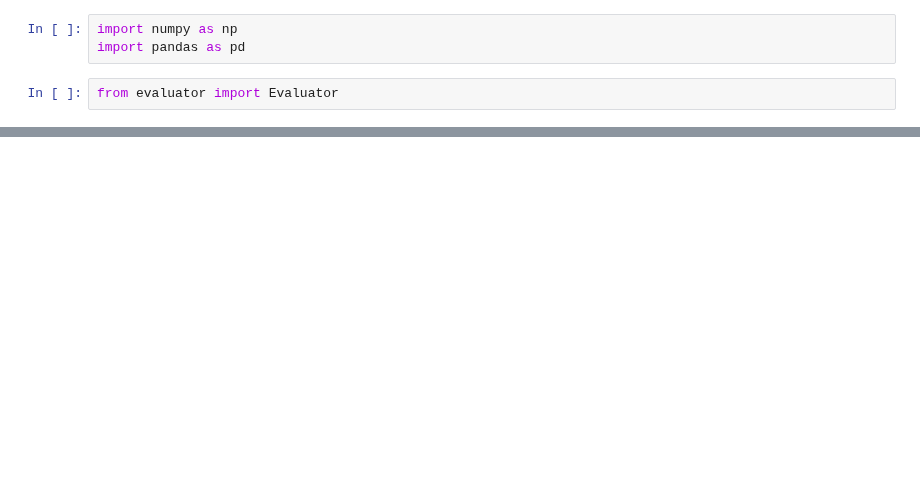
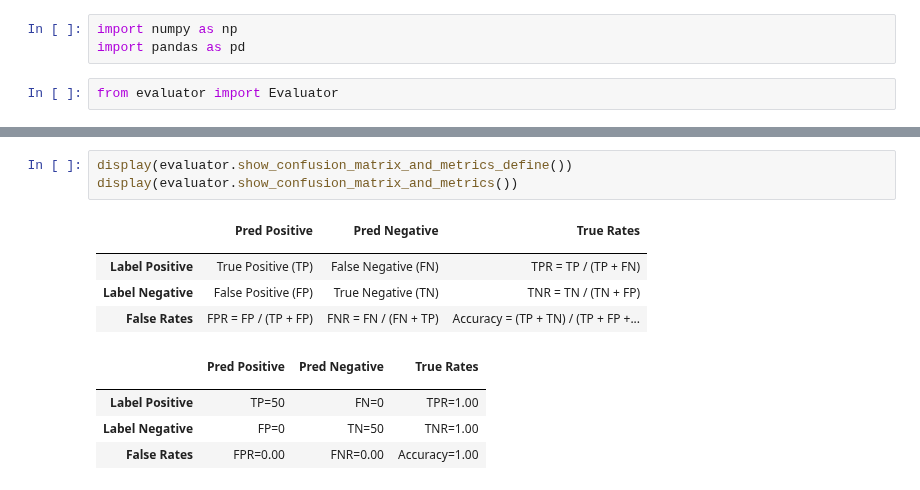
Before and after one commit to TakanariShimbo/dev_anomalib, a Jupyter notebook: work/test_evaluator.ipynb, the cells around one changed output, grey strips where cells are left out. Cells and saved outputs as stored; diff of their text form; blank space fills up the shorter version.

Commit message:
add confusion_matrix_and_metrics at evaluator

```diff
--- a/work/test_evaluator.ipynb
+++ b/work/test_evaluator.ipynb
@@ -37,0 +39,14 @@ evaluator.show_hist_and_pdf()
+# %%
+display(evaluator.show_confusion_matrix_and_metrics_define())
+display(evaluator.show_confusion_matrix_and_metrics())
+# %% [output]
+|  | Pred Positive | Pred Negative | True Rates |
+|  |  |  |  |
+| Label Positive | True Positive (TP) | False Negative (FN) | TPR = TP / (TP + FN) |
+| Label Negative | False Positive (FP) | True Negative (TN) | TNR = TN / (TN + FP) |
+| False Rates | FPR = FP / (TP + FP) | FNR = FN / (FN + TP) | Accuracy = (TP + TN) / (TP + FP +... |
+|  | Pred Positive | Pred Negative | True Rates |
+|  |  |  |  |
+| Label Positive | TP=50 | FN=0 | TPR=1.00 |
+| Label Negative | FP=0 | TN=50 | TNR=1.00 |
+| False Rates | FPR=0.00 | FNR=0.00 | Accuracy=1.00 |
```
Also changed, not shown: parts of 2 cells of this notebook, 2 other files.
